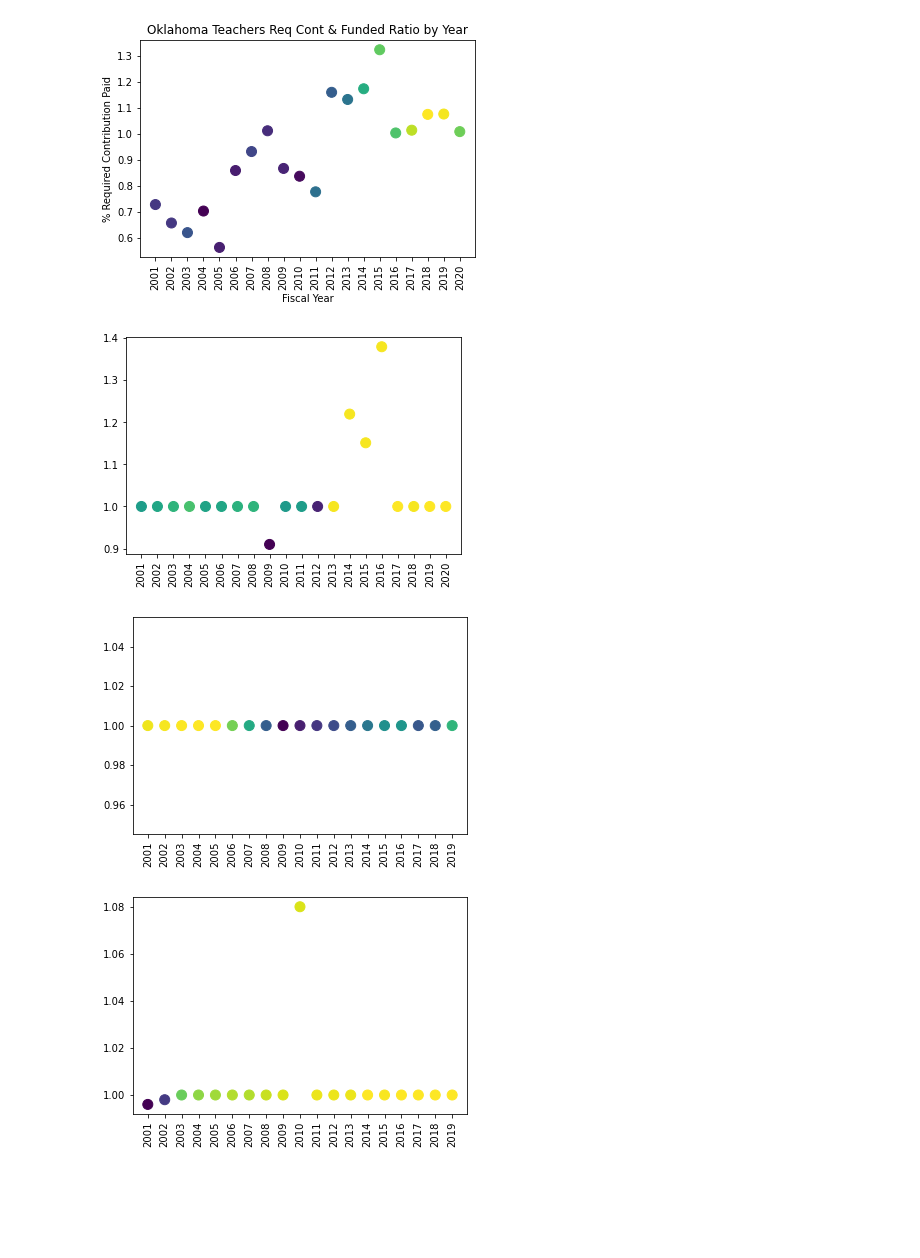
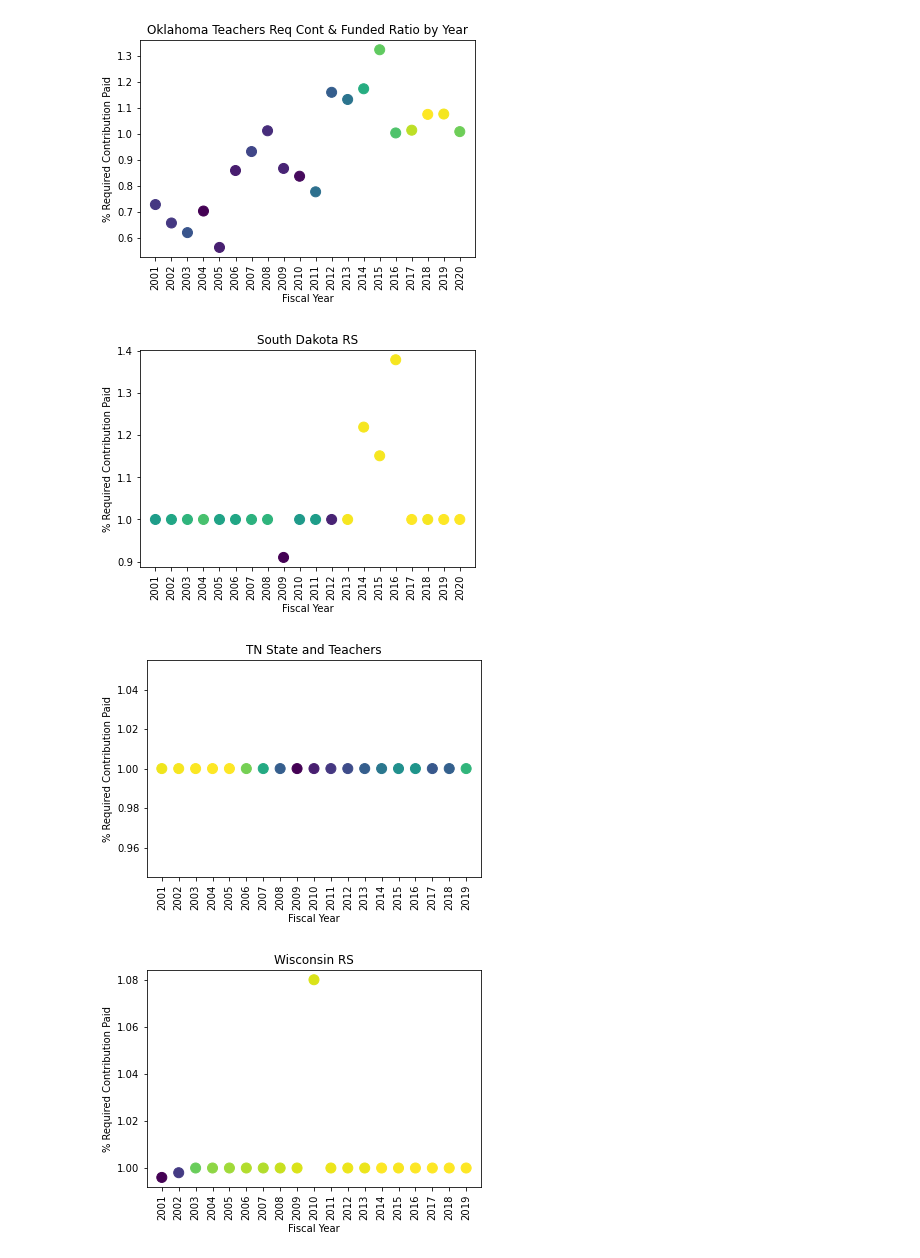
Before and after one commit to DeltaDeutsch/PPD-Group-Project, a Jupyter notebook: PPD Group Funding Cont.ipynb, the cells around one changed output. Drawn from its saved outputs; the diff is of its cells as text; code cells hidden in the pictures; blank space fills up the shorter version.

```diff
--- a/PPD Group Funding Cont.ipynb
+++ b/PPD Group Funding Cont.ipynb
@@ -368,13 +368,17 @@ plt.savefig('plot images\plan_90_cont_v_year.png')
 # %%
 for plans in focus_plans_list:
     plan_x=plan_test_data_df[plan_test_data_df["ppd_id"]==plans]
     plan_x_fundrat=plan_x["ActFundedRatio_GASB"]
     plan_x_contpaid=plan_x["PercentReqContPaid"]
     plan_x_fy=plan_x["fy"]
+    plan_x_name=plan_data_df.loc[plan_data_df['ppd_id'] == plans, 'PlanName'].iloc[0]
+    plt.title(plan_x_name)
+    plt.ylabel("% Required Contribution Paid")
+    plt.xlabel("Fiscal Year")
     plt.scatter(plan_x_fy,plan_x_contpaid,c=plan_x_fundrat, s=100)
     plt.xticks(rotation=90)
     plt.show()
 # %% [output]
-[figure, old version]
+[figure, new version]
-[figure, old version]
+[figure, new version]
-[figure, old version]
+[figure, new version]
```
Also changed, not shown: parts of 3 cells of this notebook.
